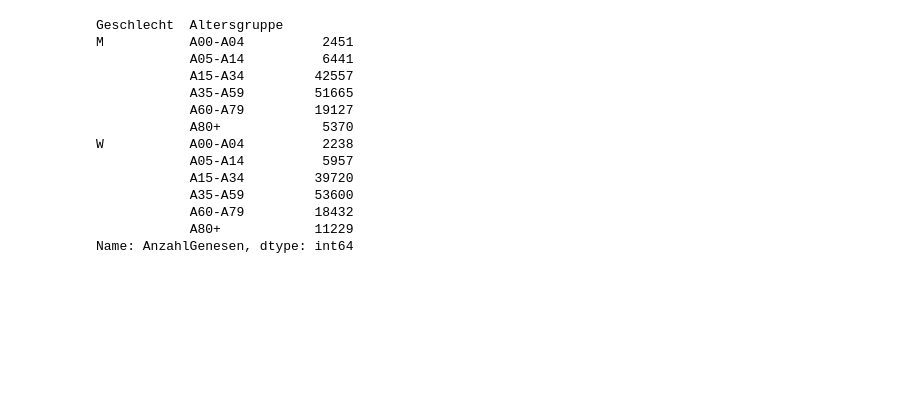
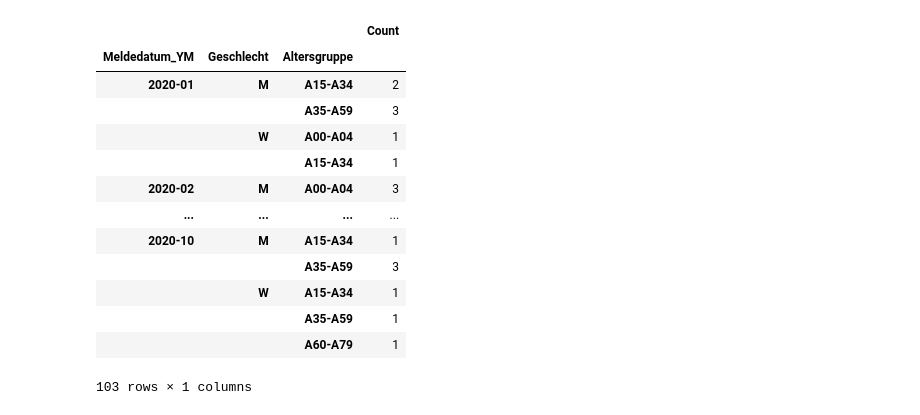
Before and after one commit to GCGImdea/fbdatachallenge, a Jupyter notebook: data/robert-koch-germany/analysis.ipynb, the cells around one changed output. Cells and saved outputs as stored; diff of their text form; code cells hidden in the pictures; blank space fills up the shorter version.

```diff
--- a/data/robert-koch-germany/analysis.ipynb
+++ b/data/robert-koch-germany/analysis.ipynb
@@ -22,21 +36,21 @@ Name: AnzahlTodesfall, dtype: int64
 # %%
-recovered = data[cond_no_unbekannt & (data.NeuGenesen.isin([0, 1]))].groupby(["Geschlecht", "Altersgruppe"]).AnzahlGenesen.sum()
+recovered = data[cond_no_unbekannt & (data.NeuGenesen.isin([0, 1]))].groupby(groups).agg({"AnzahlGenesen": "sum"}).rename(columns={"AnzahlGenesen": "Count"})
 recovered
 # %% [output]
+|  |  |  | Count |
+| Meldedatum_YM | Geschlecht | Altersgruppe |  |
+| 2020-01 | M | A15-A34 | 2 |
+|  |  | A35-A59 | 3 |
+|  | W | A00-A04 | 1 |
+|  |  | A15-A34 | 1 |
+| 2020-02 | M | A00-A04 | 3 |
+| ... | ... | ... | ... |
+| 2020-10 | M | A15-A34 | 1 |
+|  |  | A35-A59 | 3 |
+|  | W | A15-A34 | 1 |
+|  |  | A35-A59 | 1 |
+|  |  | A60-A79 | 1 |
-Geschlecht  Altersgruppe
-M           A00-A04          2451
-            A05-A14          6441
-            A15-A34         42557
-            A35-A59         51665
-            A60-A79         19127
-            A80+             5370
-W           A00-A04          2238
-            A05-A14          5957
-            A15-A34         39720
-            A35-A59         53600
-            A60-A79         18432
-            A80+            11229
-Name: AnzahlGenesen, dtype: int64
+103 rows × 1 columns
 # %%
 resolved = died.add(recovered, fill_value=0)
 resolved
```
Also changed, not shown: parts of 7 cells of this notebook.
